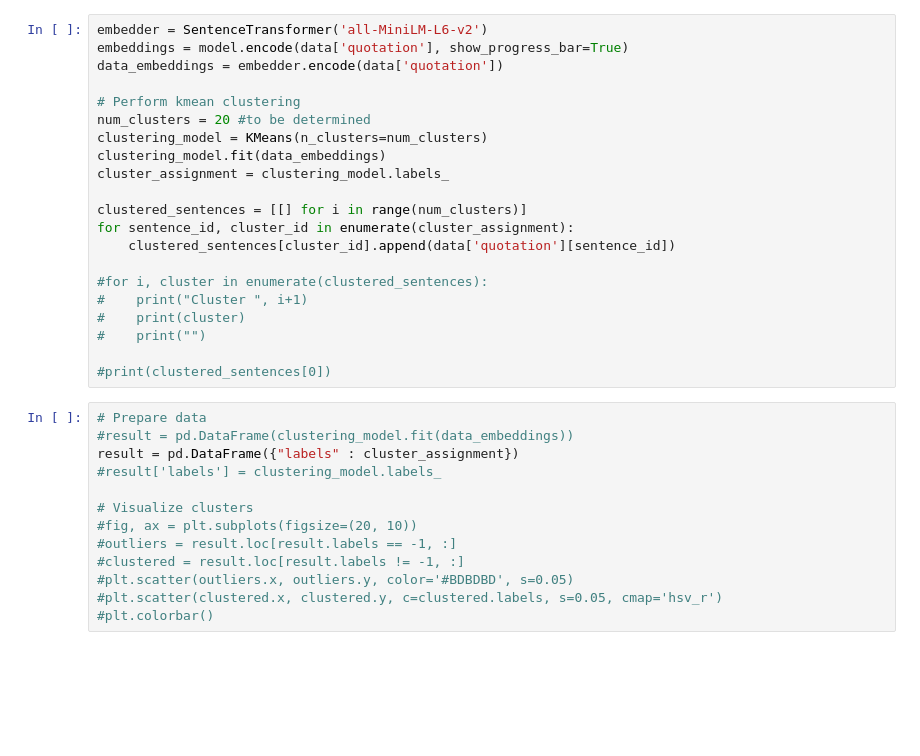
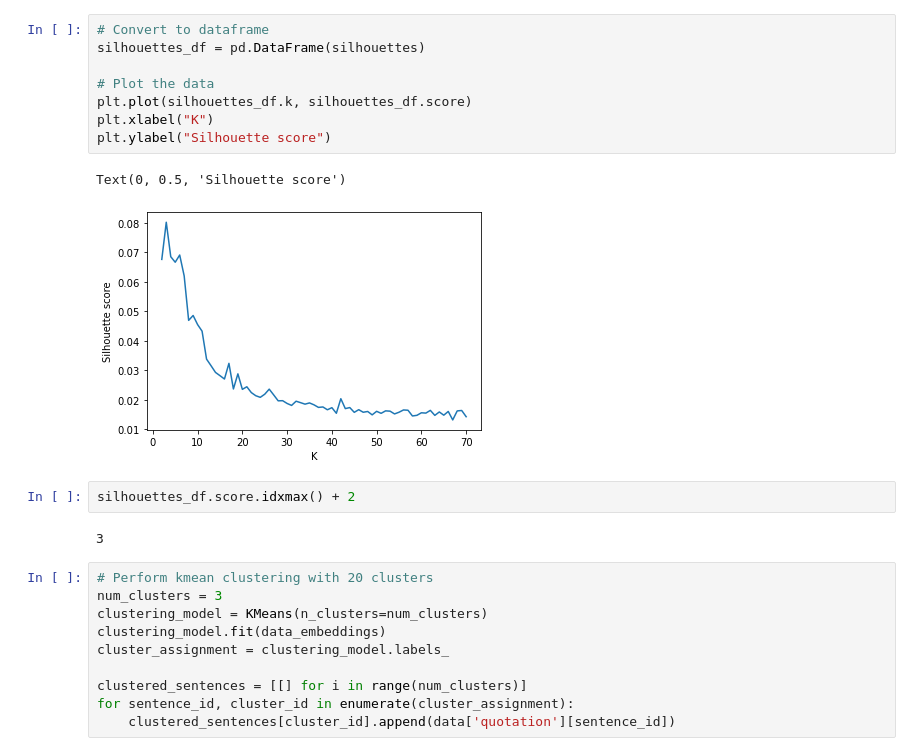
Before and after one commit to galannp/milestone_2, a Jupyter notebook: Valerian/sbert_topic_modeling.ipynb, the cells around one changed output. Cells and saved outputs as stored; diff of their text form; blank space fills up the shorter version.

Commit message:
Determine best number of clusters

```diff
--- a/Valerian/sbert_topic_modeling.ipynb
+++ b/Valerian/sbert_topic_modeling.ipynb
@@ -14,10 +134,21 @@ data = pd.read_json('../Valerian/Data_sample/quotes-2019-nytimes.json.bz2', line
+# %%
+# Convert to dataframe
+silhouettes_df = pd.DataFrame(silhouettes)
+
+# Plot the data
+plt.plot(silhouettes_df.k, silhouettes_df.score)
+plt.xlabel("K")
+plt.ylabel("Silhouette score")
+# %% [output]
+Text(0, 0.5, 'Silhouette score')
+[figure, added]
+# %%
+silhouettes_df.score.idxmax() + 2
+# %% [output]
+3
 # %%
-embedder = SentenceTransformer('all-MiniLM-L6-v2')
-embeddings = model.encode(data['quotation'], show_progress_bar=True)
-data_embeddings = embedder.encode(data['quotation'])
-
-# Perform kmean clustering
-num_clusters = 20 #to be determined
+# Perform kmean clustering with 20 clusters
+num_clusters = 3
 clustering_model = KMeans(n_clusters=num_clusters)
 clustering_model.fit(data_embeddings)
 cluster_assignment = clustering_model.labels_
@@ -25,23 +156,3 @@ cluster_assignment = clustering_model.labels_
 clustered_sentences = [[] for i in range(num_clusters)]
 for sentence_id, cluster_id in enumerate(cluster_assignment):
     clustered_sentences[cluster_id].append(data['quotation'][sentence_id])
-
-#for i, cluster in enumerate(clustered_sentences):
-#    print("Cluster ", i+1)
-#    print(cluster)
-#    print("")
-
-#print(clustered_sentences[0])
-# %%
-# Prepare data
-#result = pd.DataFrame(clustering_model.fit(data_embeddings))
-result = pd.DataFrame({"labels" : cluster_assignment})
-#result['labels'] = clustering_model.labels_
-
-# Visualize clusters
-#fig, ax = plt.subplots(figsize=(20, 10))
-#outliers = result.loc[result.labels == -1, :]
-#clustered = result.loc[result.labels != -1, :]
-#plt.scatter(outliers.x, outliers.y, color='#BDBDBD', s=0.05)
-#plt.scatter(clustered.x, clustered.y, c=clustered.labels, s=0.05, cmap='hsv_r')
-#plt.colorbar()
```
Also changed, not shown: parts of 13 cells of this notebook, 1 other file.
